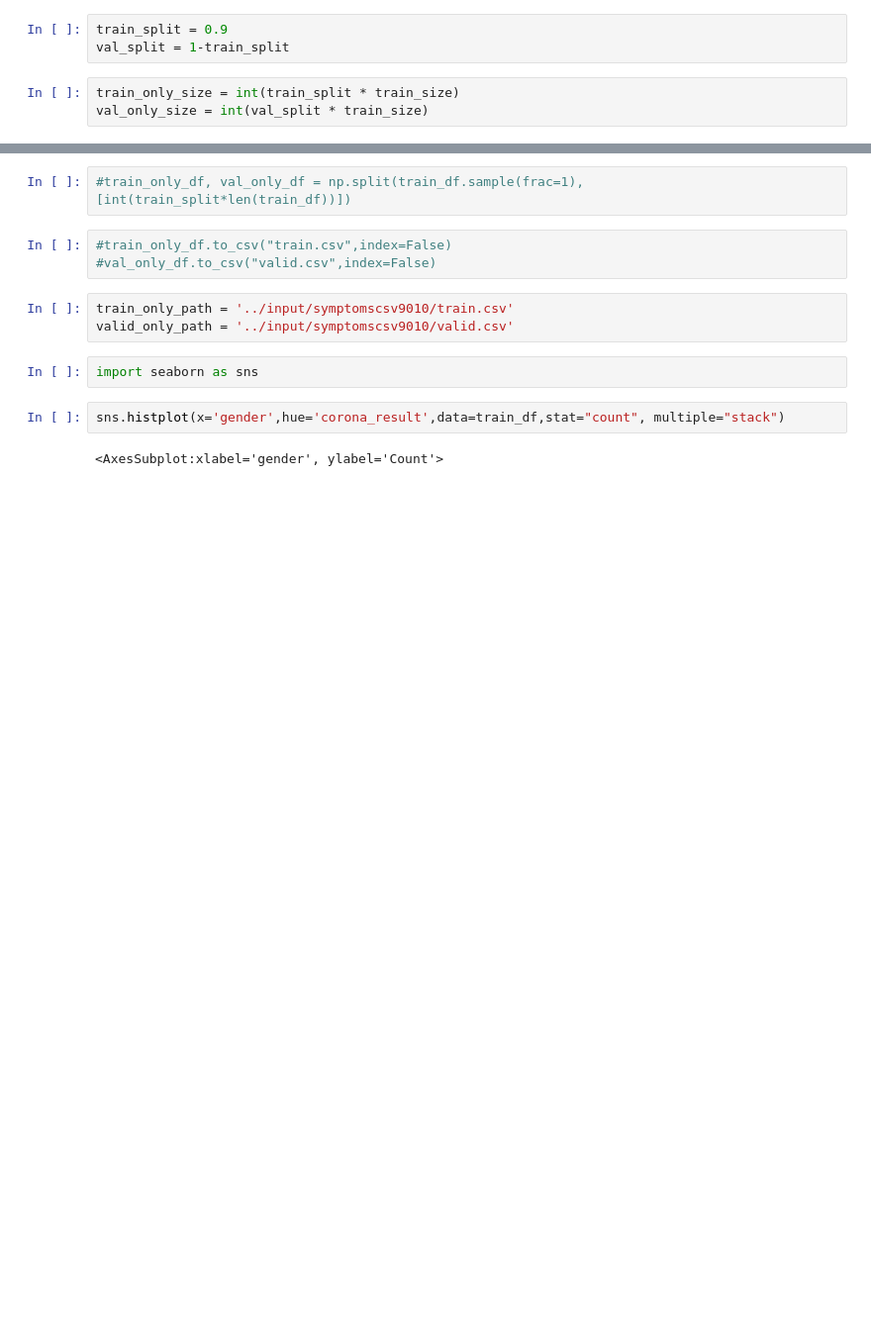
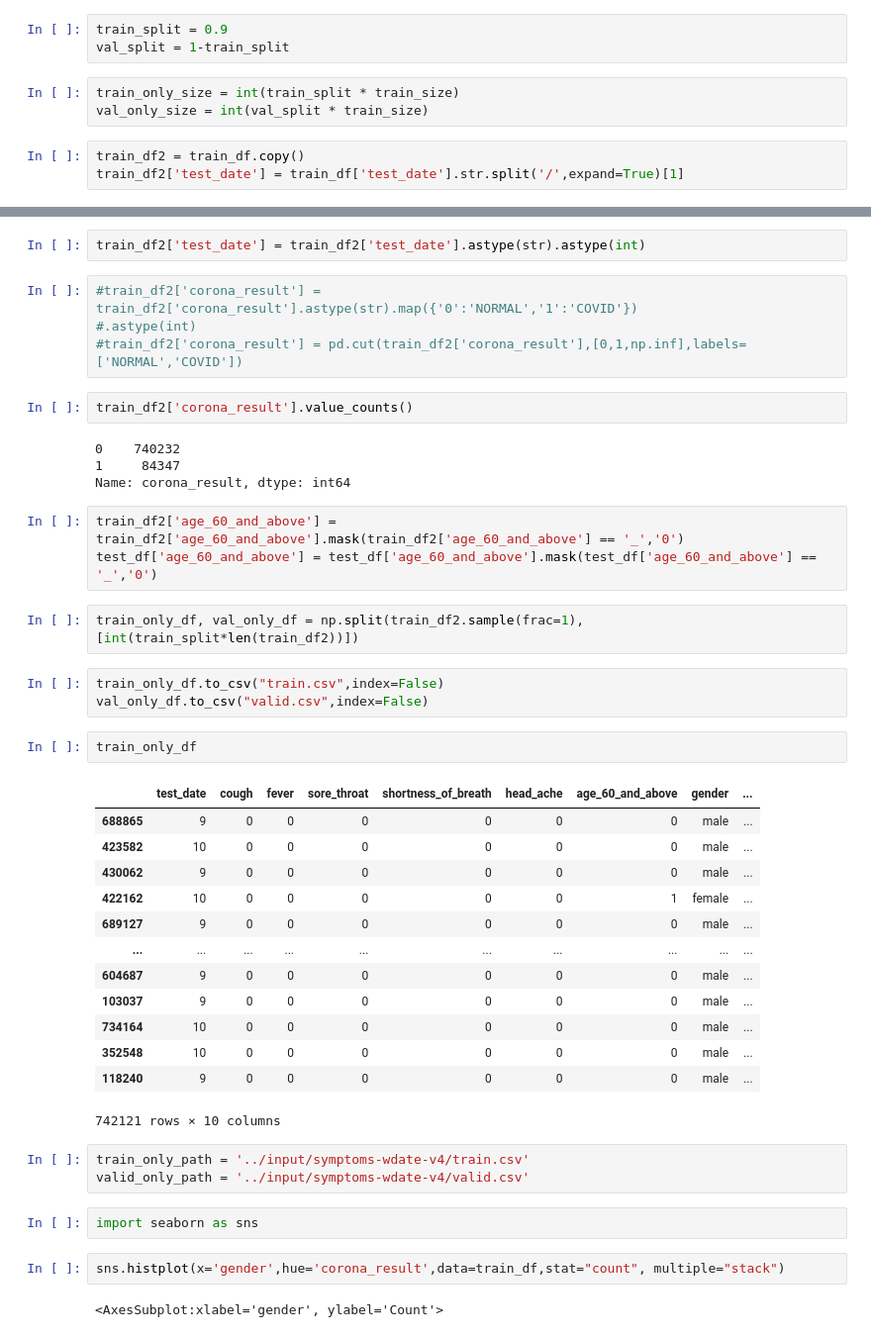
Before and after one commit to YaserAlOsh/Covid19-Detection, a Jupyter notebook: covid19-symptoms-detection.ipynb, the cells around one changed output, grey strips where cells are left out. Shown at 99% size. Drawn from its saved outputs; the diff is of its cells as text; blank space fills up the shorter version.

```diff
--- a/covid19-symptoms-detection.ipynb
+++ b/covid19-symptoms-detection.ipynb
@@ -56,3 +72,6 @@ val_split = 1-train_split
 # %%
 train_only_size = int(train_split * train_size)
 val_only_size = int(val_split * train_size)
+# %%
+train_df2 = train_df.copy()
+train_df2['test_date'] = train_df['test_date'].str.split('/',expand=True)[1]
@@ -59,11 +85,42 @@ val_only_size = int(val_split * train_size)
+# %%
+train_df2['test_date'] = train_df2['test_date'].astype(str).astype(int)
+# %%
+#train_df2['corona_result'] = train_df2['corona_result'].astype(str).map({'0':'NORMAL','1':'COVID'})
+#.astype(int)
+#train_df2['corona_result'] = pd.cut(train_df2['corona_result'],[0,1,np.inf],labels=['NORMAL','COVID'])
+# %%
+train_df2['corona_result'].value_counts()
+# %% [output]
+0    740232
+1     84347
+Name: corona_result, dtype: int64
+# %%
+train_df2['age_60_and_above'] = train_df2['age_60_and_above'].mask(train_df2['age_60_and_above'] == '_','0')
+test_df['age_60_and_above'] = test_df['age_60_and_above'].mask(test_df['age_60_and_above'] == '_','0')
 # %%
-#train_only_df, val_only_df = np.split(train_df.sample(frac=1),[int(train_split*len(train_df))])
+train_only_df, val_only_df = np.split(train_df2.sample(frac=1),[int(train_split*len(train_df2))])
 # %%
-#train_only_df.to_csv("train.csv",index=False)
-#val_only_df.to_csv("valid.csv",index=False)
+train_only_df.to_csv("train.csv",index=False)
+val_only_df.to_csv("valid.csv",index=False)
+# %%
+train_only_df
+# %% [output]
+|  | test_date | cough | fever | sore_throat | shortness_of_breath | head_ache | age_60_and_above | gender | ... |
+| 688865 | 9 | 0 | 0 | 0 | 0 | 0 | 0 | male | ... |
+| 423582 | 10 | 0 | 0 | 0 | 0 | 0 | 0 | male | ... |
+| 430062 | 9 | 0 | 0 | 0 | 0 | 0 | 0 | male | ... |
+| 422162 | 10 | 0 | 0 | 0 | 0 | 0 | 1 | female | ... |
+| 689127 | 9 | 0 | 0 | 0 | 0 | 0 | 0 | male | ... |
+| ... | ... | ... | ... | ... | ... | ... | ... | ... | ... |
+| 604687 | 9 | 0 | 0 | 0 | 0 | 0 | 0 | male | ... |
+| 103037 | 9 | 0 | 0 | 0 | 0 | 0 | 0 | male | ... |
+| 734164 | 10 | 0 | 0 | 0 | 0 | 0 | 0 | male | ... |
+| 352548 | 10 | 0 | 0 | 0 | 0 | 0 | 0 | male | ... |
+| 118240 | 9 | 0 | 0 | 0 | 0 | 0 | 0 | male | ... |
+742121 rows × 10 columns
 # %%
-train_only_path = '../input/symptomscsv9010/train.csv'
-valid_only_path = '../input/symptomscsv9010/valid.csv'
+train_only_path = '../input/symptoms-wdate-v4/train.csv'
+valid_only_path = '../input/symptoms-wdate-v4/valid.csv'
 # %%
 import seaborn as sns
 # %%
```
Also changed, not shown: parts of 47 cells of this notebook.
